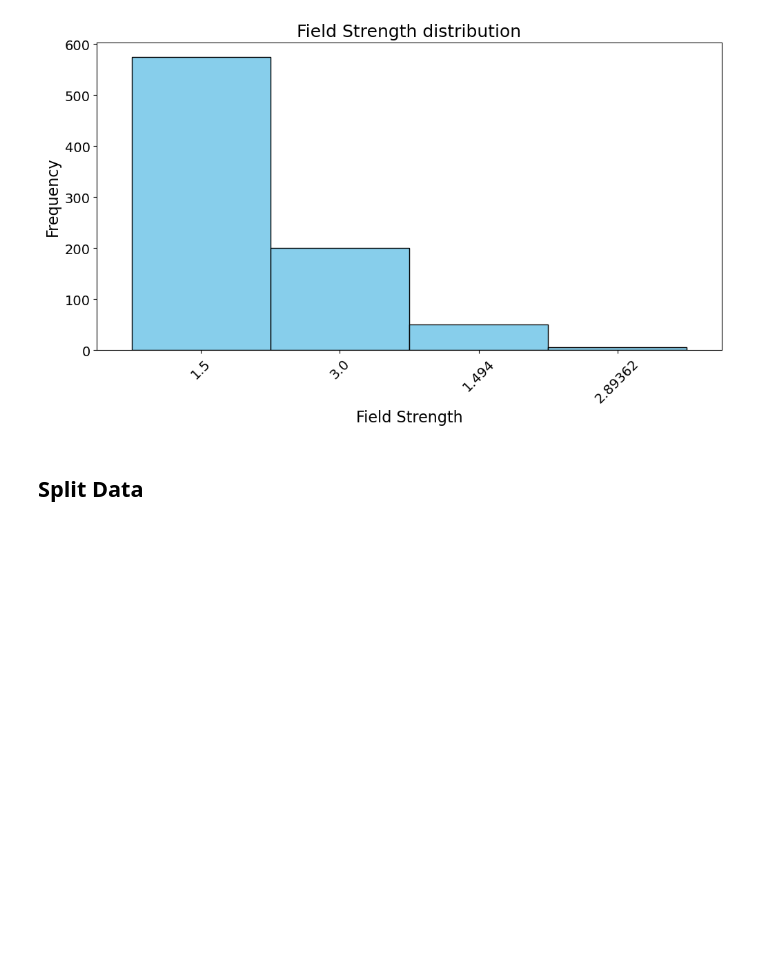
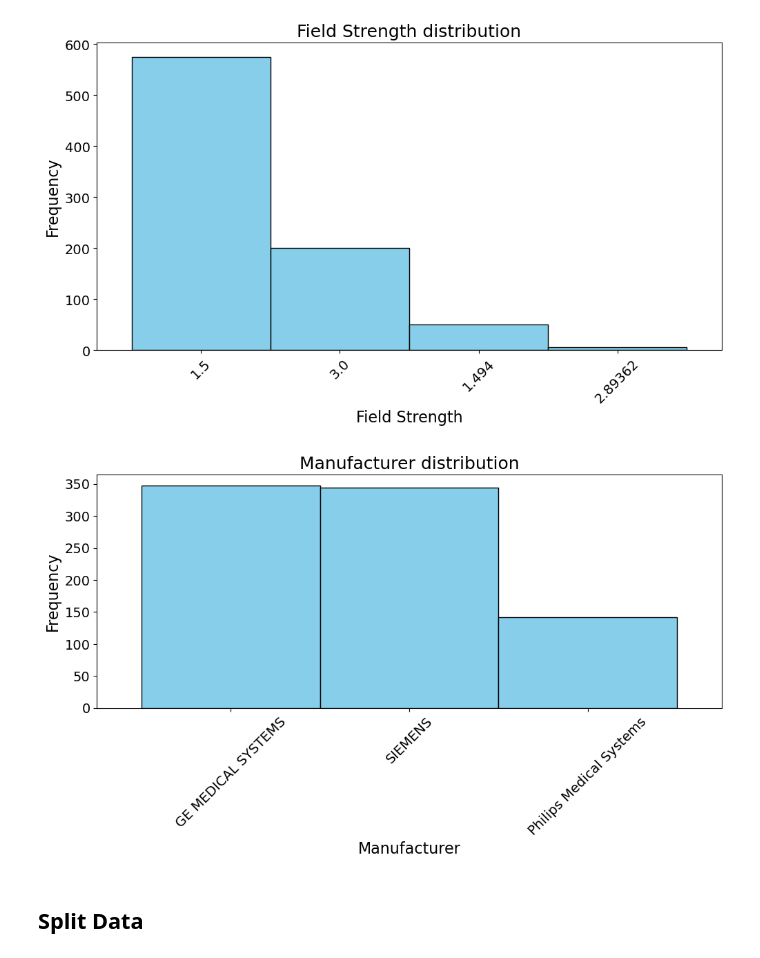
Before and after one commit to kgutjahr/STiL-TTA, a Jupyter notebook: data/ADNI.ipynb, the cells around one changed output. Drawn from its saved outputs; the diff is of its cells as text; code cells hidden in the pictures; blank space fills up the shorter version.

```diff
--- a/data/ADNI.ipynb
+++ b/data/ADNI.ipynb
@@ -573,6 +611,10 @@ plot_distributions(df=relevant_df, feature="TI")
 plot_distributions(df=relevant_df, feature="Field Strength")
 # %% [output]
 [figure]
+# %%
+plot_distributions(df=relevant_df, feature="Manufacturer")
+# %% [output]
+[figure, added]
 # %% [markdown]
 ## Split Data
 # %%
```
Also changed, not shown: parts of 19 cells of this notebook.
